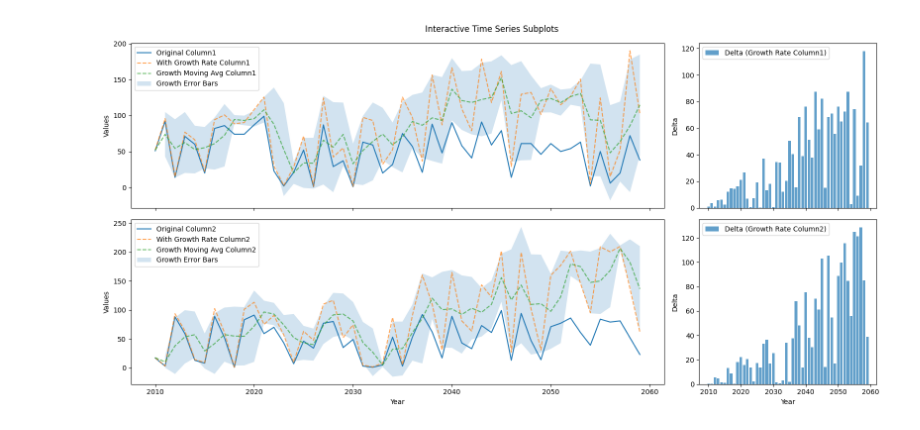
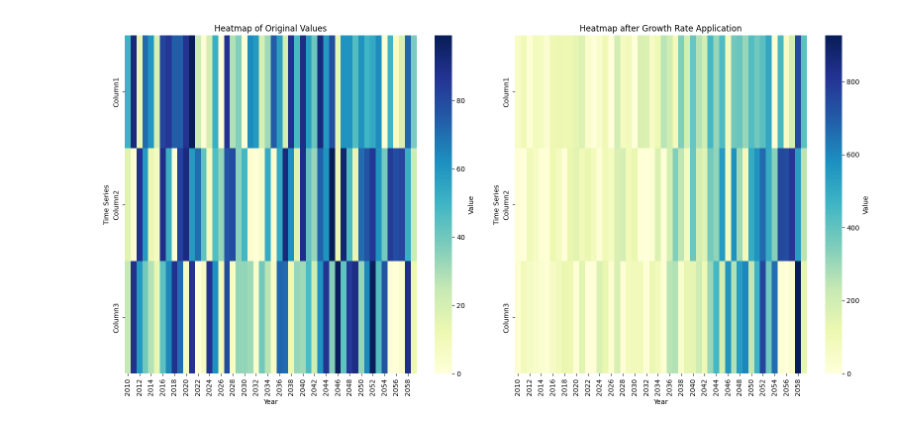
Before and after one commit to saeedbaba1368/Data-Engineering, a Jupyter notebook: Machine Learning & Data Science/graphing-examples/sample.ipynb, the cells around one changed output. Saved outputs shown, nothing was run; the diff lists cells and outputs as text; code cells hidden in the pictures.

```diff
--- a/Machine Learning & Data Science/graphing-examples/sample.ipynb
+++ b/Machine Learning & Data Science/graphing-examples/sample.ipynb
@@ -367,17 +642,3 @@ df = pd.DataFrame(data)
 df.set_index('Year', inplace=True)
 
 ts_plotter = TimeSeriesPlotter(df)
-ts_plotter.plot_interactive_time_series(
-    columns_subset=['Column1', 'Column2'],
-    years_subset = None,
-    scale_factor=None,
-    show_original = True,
-    growth_rate = 0.02,
-    moving_average_window=3,
-    plot_original_moving_average=False,
-    plot_scaled_on_original = False,
-    plot_growth_rate_moving_average=True,
-    plot_growth_rate_on_original=True
-)
-# %% [output]
-[figure, removed]
@@ -383,0 +680,10 @@ ts_plotter.plot_interactive_time_series(
+# %%
+# Specify the columns, years, and growth rate for plotting
+columns_to_plot = None
+years_to_plot = None
+growth_rate_to_apply = 0.05
+
+# Plot the two heatmaps for the specified time series
+ts_plotter.plot_heatmap(columns_to_plot, years_to_plot, growth_rate_to_apply)
+# %% [output]
+[figure, added]
```
Also changed, not shown: parts of 7 cells of this notebook.
